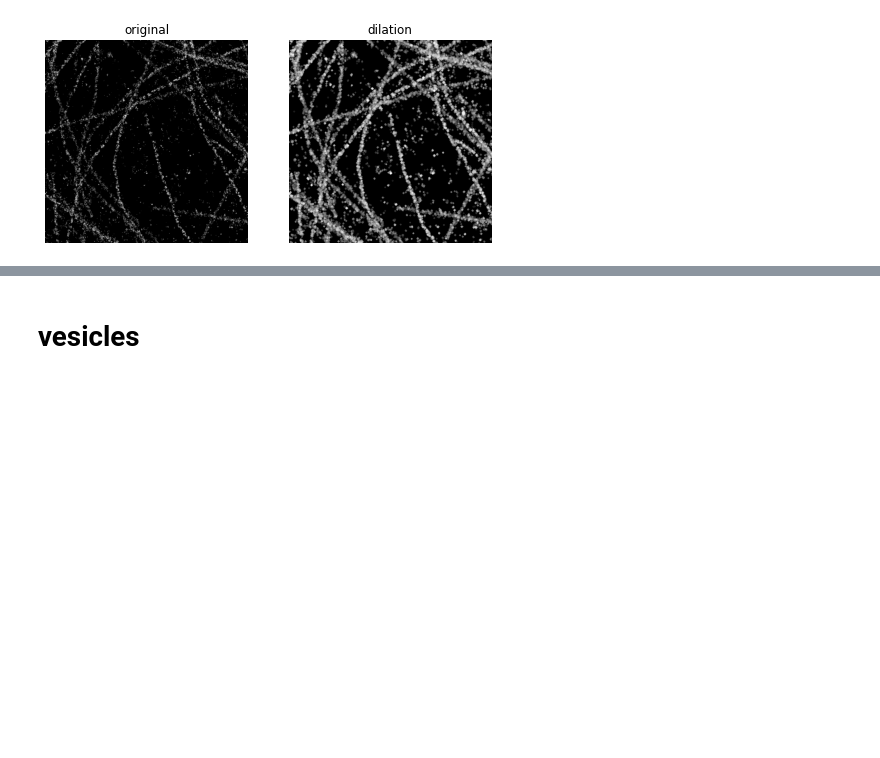
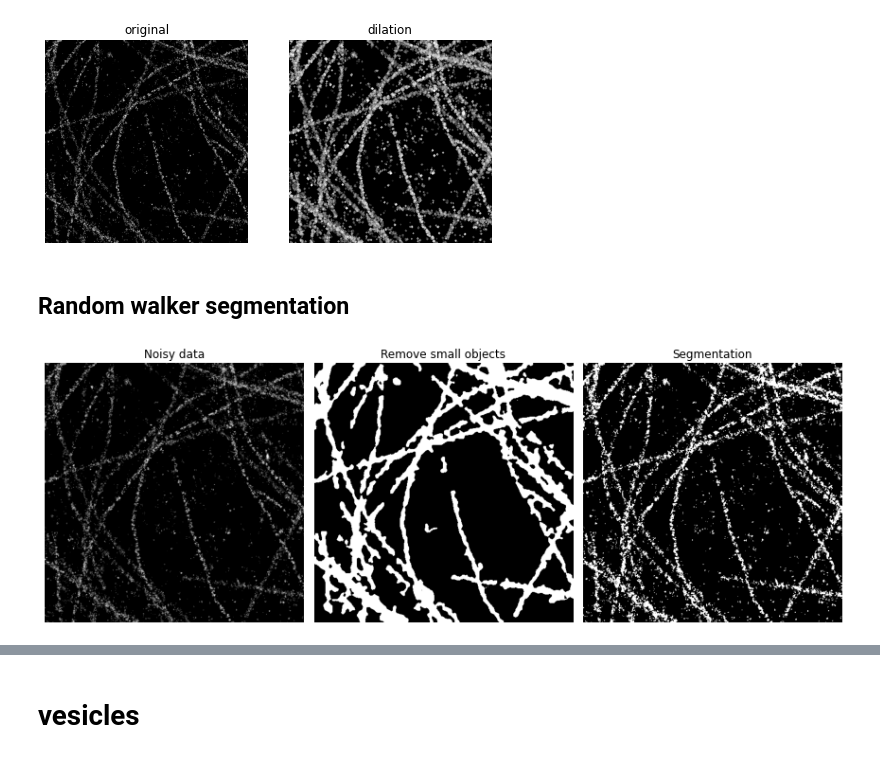
Before and after one commit to androbaza/smlm-seg, a Jupyter notebook: SMLM_image_preprocessing.ipynb, the cells around one changed output, grey strips where cells are left out. Cells and saved outputs as stored; diff of their text form; code cells hidden in the pictures; blank space fills up the shorter version.

```diff
--- a/SMLM_image_preprocessing.ipynb
+++ b/SMLM_image_preprocessing.ipynb
@@ -139,3 +145,55 @@ dilated = dilation(orig_phantom, disk(2))
 plot_comparison(orig_phantom, dilated, 'dilation')
 # %% [output]
 [figure]
+# %% [markdown]
+## Random walker segmentation
+# %%
+import numpy as np
+import matplotlib.pyplot as plt
+
+from skimage.segmentation import random_walker
+from skimage.data import binary_blobs
+from skimage.exposure import rescale_intensity
+import skimage
+
+rng = np.random.default_rng()
+
+img = skimage.io.imread("/content/drive/MyDrive/MMsegmentation-data/ANNA-PALM/mask-comp/1-m.png", as_gray=1)
+
+markers = np.zeros(data.shape, dtype=np.uint)
+markers[data < 0.1] = 1
+markers[data > 0.2] = 2
+
+# Run random walker algorithm
+labels = random_walker(data, markers, beta=10, mode='bf')
+labels2 = rescale_intensity(labels, out_range=(0, 1))
+
+filtered1 = morphology.erosion(morphology.dilation(labels2, morphology.square(4)), morphology.square(2))
+
+filtered = morphology.remove_small_holes(
+    morphology.remove_small_objects(
+        filtered1 > 0, 150),
+    50)
+
+filtered = skimage.filters.median(filtered, morphology.disk(4))
+
+# Plot results
+fig, (ax1, ax2, ax3) = plt.subplots(1, 3, figsize=(12, 7),
+                                    sharex=True, sharey=True)
+ax1.imshow(data, cmap='gray')
+ax1.axis('off')
+ax1.set_title('Noisy data')
+# ax2.imshow(markers, cmap='magma')
+# ax2.axis('off')
+# ax2.set_title('Markers')
+ax3.imshow(labels, cmap='gray')
+ax3.axis('off')
+ax3.set_title('Segmentation')
+ax2.imshow(filtered, cmap='gray')
+ax2.axis('off')
+ax2.set_title('Remove small objects')
+
+fig.tight_layout()
+plt.show()
+# %% [output]
+[figure, added]
```
Also changed, not shown: parts of 23 cells of this notebook.
